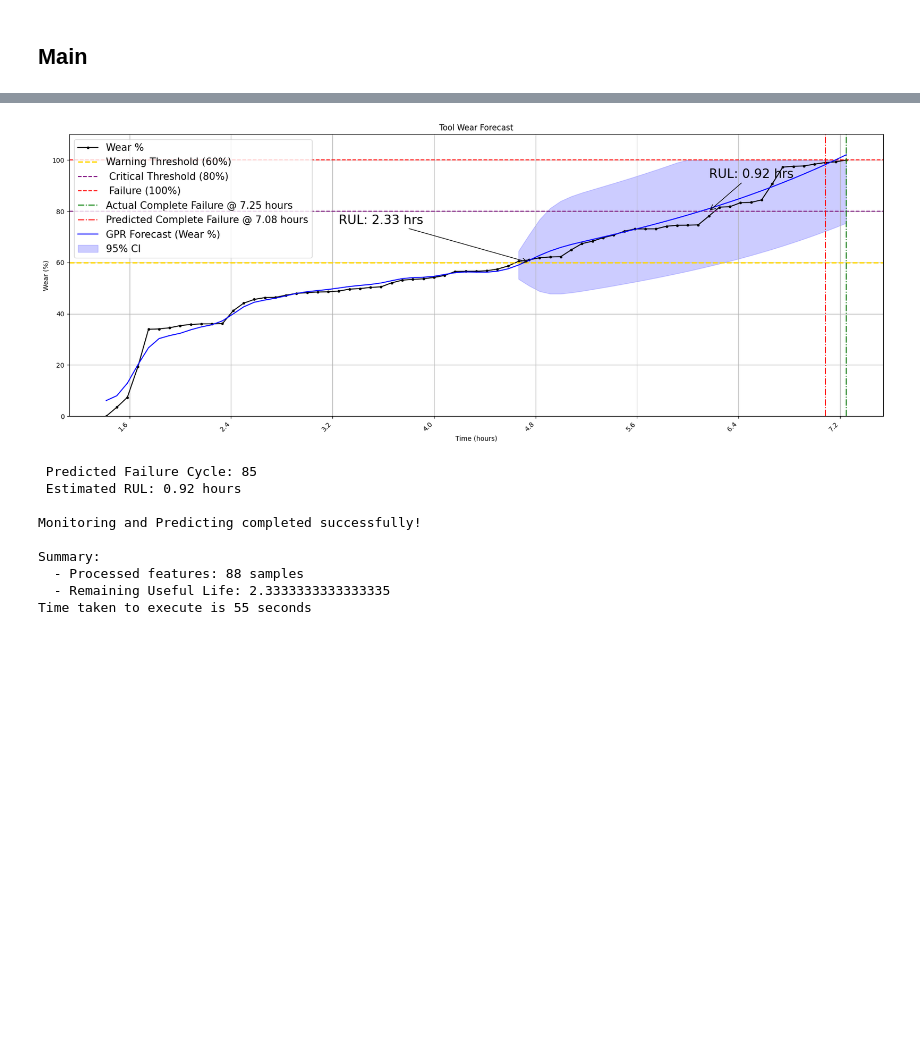
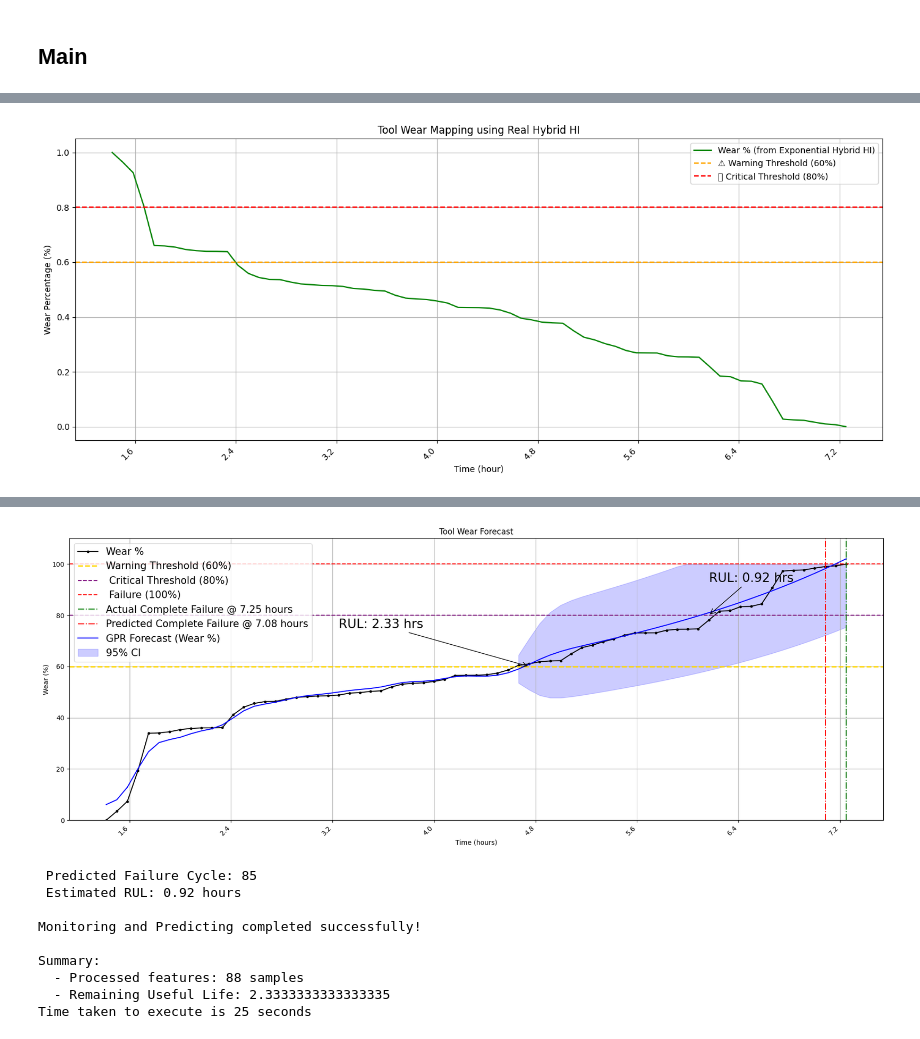
Before and after one commit to rachs/PSG-IntelliMaint-Workshop-2026, a Jupyter notebook: Tool_insert_app-workshop.ipynb, the cells around one changed output, grey strips where cells are left out. Saved outputs shown, nothing was run; the diff lists cells and outputs as text; code cells hidden in the pictures; blank space fills up the shorter version.

Commit message:
Fixed bug in thresholds

```diff
--- a/Tool_insert_app-workshop.ipynb
+++ b/Tool_insert_app-workshop.ipynb
@@ -426,7 +381,7 @@ class ToolFeatureSelection(FeatureSelection):
         Returns:
             dict: Dictionary mapping feature names to their monotonicity scores.
         """
-        return # Your code here to calculate monotonicity scores for each feature using the FeatureSelection class
+        return super().calculate_monotonicity(df) # Your code here to calculate monotonicity scores for each feature using the FeatureSelection class
 # %% [markdown]
 ## Tool Health Indicator Construction
 # %%
@@ -446,7 +401,9 @@ class ToolHealthIndicatorConstruction(HealthIndicatorConstructor):
         """
         super().__init__(config)
         self.config = config
-        self.cumulative_method = cumulative_method
+        self.cumulative_method = cumulative_method # Euclid or Mahalanobis distance method
+        self.warn_threshold = self.config.get("tool_info", {}).get("warn_threshold", 60)  # Default warning threshold at 60% wear
+        self.critical_threshold = self.config.get("tool_info", {}).get("critical_threshold", 80)  # Default critical threshold at 70% wear
 
     def set_operations_log(self, operations_log):
         self.operations_log = operations_log
@@ -484,7 +441,7 @@ class ToolHealthIndicatorConstruction(HealthIndicatorConstructor):
 
         self.train_size = int(0.2 * len(feature_df))
 
-        hi = # Your code here to calculate the health indicator using the HealthIndicatorConstructor class
+        hi = super().compute_cumulative_hi(feature_df) # Your code here to calculate the health indicator using the HealthIndicatorConstructor class
 
         return {"hybrid_hi":hi, "time_hours":time_hours, "train_size": self.train_size}
 
@@ -501,14 +458,14 @@ class ToolHealthIndicatorConstruction(HealthIndicatorConstructor):
             None: Displays the plot of wear mapping.
 
         """
-        warn_thresh = 60
-        fail_thresh = 80
+        warn_thresh = self.warn_threshold/100
+        critical_thresh = self.critical_threshold/100
 
         # Plot
         _, ax = plt.subplots(figsize=(14, 6))
         ax.plot(time_hours[training_size:], wear_percent, color='green', label='Wear % (from Exponential Hybrid HI)')
         ax.axhline(warn_thresh, color='orange', linestyle='--', label='⚠️ Warning Threshold (60%)')
-        ax.axhline(fail_thresh, color='red', linestyle='--', label='⛔ Failure Threshold (80%)')
+        ax.axhline(critical_thresh, color='red', linestyle='--', label='⛔ Critical Threshold (80%)')
         # ax.axvline(warn_cycle, color='orange', linestyle=':', label=f'⚠️ Warning @ Cycle {warn_cycle}')
         # ax.axvline(fail_cycle, color='red', linestyle=':', label=f'⛔ Failure @ Cycle {fail_cycle}')
         ax.set_title("Tool Wear Mapping using Real Hybrid HI")
@@ -931,7 +894,7 @@ class ToolWearMonitor(ComponentTemplate):
 
         # === Load Operation Log ===
 
-        operations_log = # your code here to load the operations log file into a DataFrame called operations_log
+        operations_log = pd.read_csv(self.config['data_loader']['log_file'])
         operations_log.columns = operations_log.columns.str.strip()
 
         # Convert timestamps to datetime
@@ -945,7 +908,8 @@ class ToolWearMonitor(ComponentTemplate):
 
 
         # === Load Data from files and Extract Features and Health Indicator ===
-        monitoring_results = # Your code here to do monitoring
+        monitoring_results = super().monitor() # Your code here to do monitoring
+
         # === Display the monitoring results ===
         print("Monitoring Results:")
         print(f"Features DataFrame: {monitoring_results['features'].head()}")
@@ -953,18 +917,25 @@ class ToolWearMonitor(ComponentTemplate):
         print(f"Health Indicator: {monitoring_results['health_indicator']['hybrid_hi']}")
         print(f"Train Size: {monitoring_results['health_indicator']['train_size']}")
 
-        # Plot the health Indicator over time
-        # Your code here to plot the health indicator using the plot_results method of the health_indicator_construction component
+
 
         # === Extract health indicator results ===
-        time_hours = # Your code here to extract time_hours from monitoring_results
-        hi =  # Your code here to extract health indicator (hi) from monitoring_results
+        time_hours = monitoring_results['health_indicator']['time_hours'] # Your code here to extract time_hours from monitoring_results
+        hi =  monitoring_results['health_indicator']['hybrid_hi'] # Your code here to extract health indicator (hi) from monitoring_results
 
         train_size = monitoring_results['health_indicator']['train_size']
 
+        # Plot the health Indicator over time
+        # Your code here to plot the health indicator using the plot_results method of the health_indicator_construction component
+        self.health_indicator_construction.plot_results(
+            wear_percent=hi,
+            time_hours=time_hours,
+            training_size=train_size
+        )
+
         # === Predict remaining useful life ===
         self.rul_estimation.set_monitoring_results(time_hours, train_size)
-        gpr_results = # your code here to call the predict_rul_ensemble method of the rul_estimation component with the observed wear (hi) and time_hours as arguments
+        gpr_results = super().predict_rul(hi=1-hi) # your code here to call the predict_rul_ensemble method of the rul_estimation component with the observed wear (hi) and time_hours as arguments
 
         results = {
             'feature_df': monitoring_results['features'],
@@ -1042,10 +1013,12 @@ Example usage of the ToolWearMonitor component
 if __name__ == "__main__":
     st = time.time()
     # Pass in the path to the log file
-    config['data_loader']['log_file'] = input("Enter the full path of the log file: ")
+    config['data_loader']['log_file'] = input("Enter the full path of the log file: ") or \
+                                                r"D:\Rachana\Data Collection PSG May-June2025\tool_operations_log_04-06-2025_Daywise.csv"
 
     # Pass in the path to the Tool wear data
-    config['data_loader']['DATA_DIR_PATH'] = input("Enter the full path of the directory containing tool vibration data files: ")
+    config['data_loader']['DATA_DIR_PATH'] = input("Enter the full path of the directory containing tool vibration data files: ") or \
+                                                   r"D:\Rachana\Data Collection PSG May-June2025\MildSteel_complete_vibration_data"
 
     # Initialize the tool wear monitor with configuration
     monitor = ToolWearMonitor(config,
@@ -1102,0 +1084 @@ Analyzing tool wear for CNMG04...
+[figure, new version]
@@ -1117,7 +1095,7 @@ TimeStamp
  Actual Failure: at 7.25
  Estimated RUL from Onset: at 4.75 hours → 2.33 hours
  Estimated RUL from Critical: at 6.166666666666667 hours → 0.92 hours
-[figure, old version]
+[figure, added]
  Predicted Failure Cycle: 85
  Estimated RUL: 0.92 hours
 
@@ -1126,4 +1104,4 @@ Monitoring and Predicting completed successfully!
 Summary:
   - Processed features: 88 samples
   - Remaining Useful Life: 2.3333333333333335
-Time taken to execute is 55 seconds
+Time taken to execute is 25 seconds
```
Also changed, not shown: parts of 4 cells of this notebook.
